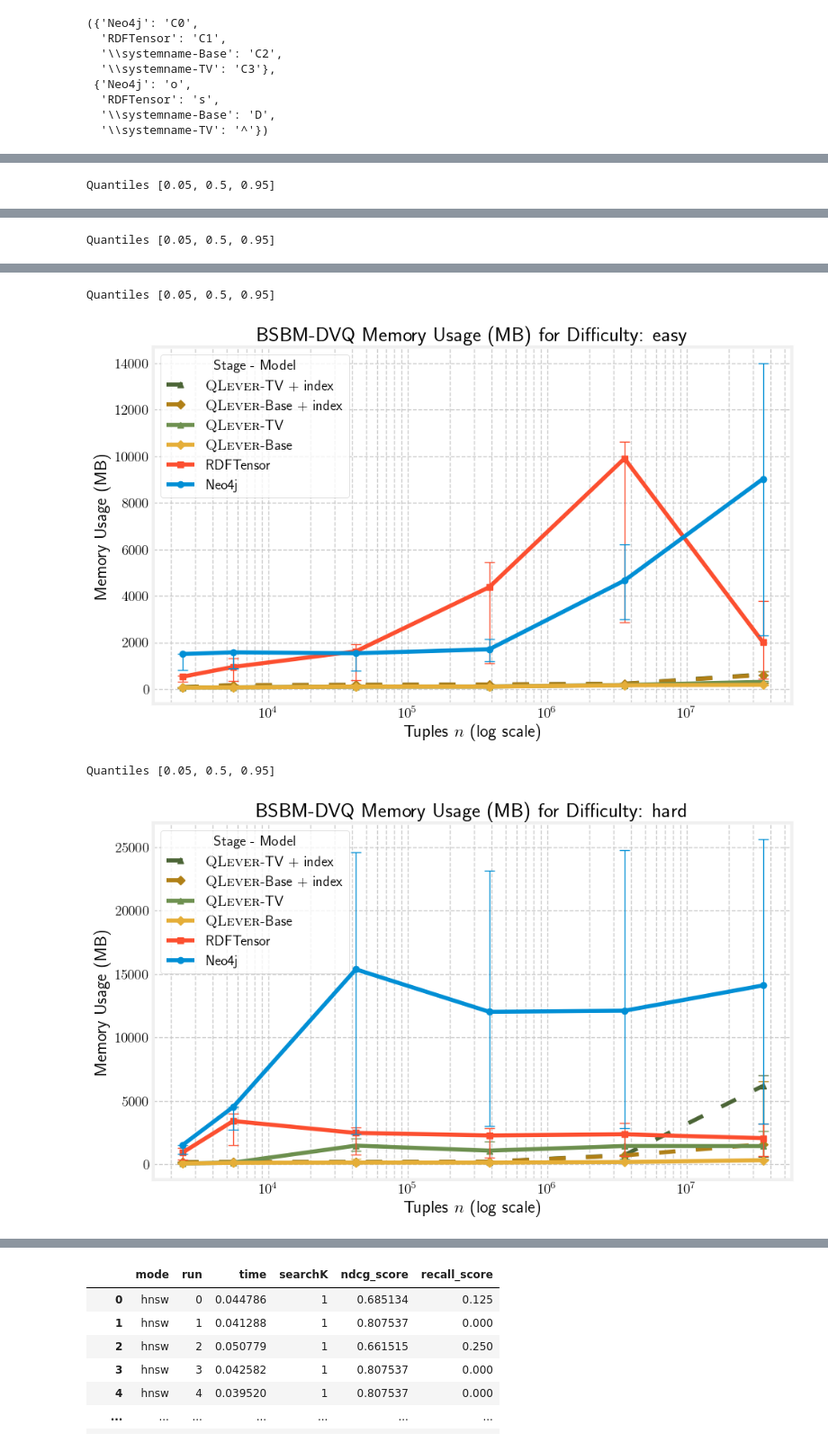
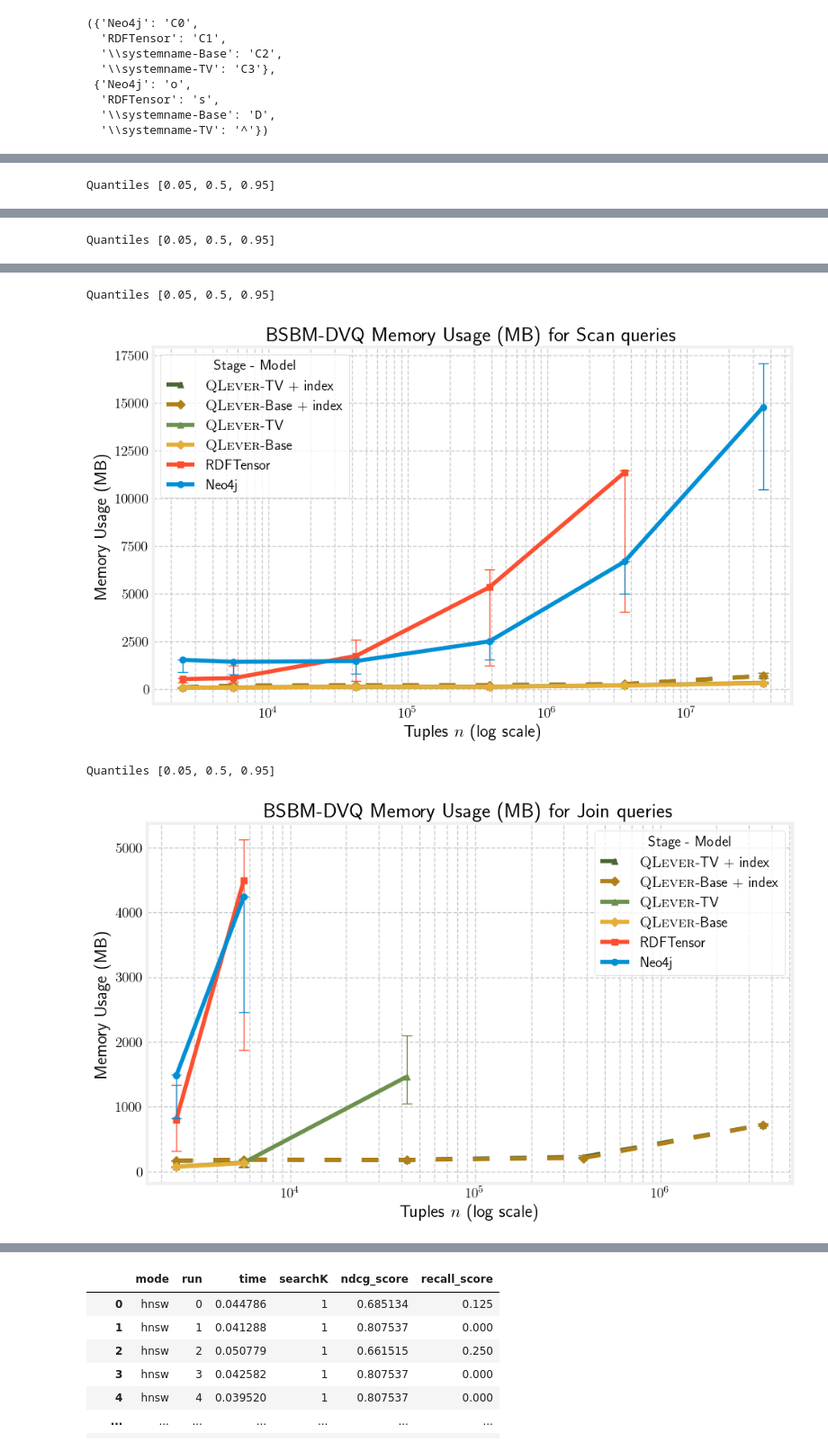
Before and after one commit to Dakantz/Dense-KG-Vector-DB, a Jupyter notebook: benchmarks/eval_timings.ipynb, the cells around one changed output, grey strips where cells are left out. Shown at 90% size. Drawn from its saved outputs; the diff is of its cells as text; code cells hidden in the pictures.

```diff
--- a/benchmarks/eval_timings.ipynb
+++ b/benchmarks/eval_timings.ipynb
@@ -192,0 +211,8 @@ timings_df.groupby(
+# %%
+stats_df_only_valid = stats_df[
+    stats_df.set_index(["difficulty", "size", "query_type", "engine"]).index
+    .isin(
+        timings_df.set_index(["difficulty", "size", "query_type", "engine"]).index
+    )
+]
+stats_df_only_valid.shape, stats_df.shape
@@ -911,7 +1058,7 @@ for fill_pdf in [False, True]:
         ax.set_yscale("log")
         ax.set_xlabel("Tuples $n$ (log scale)")
         ax.set_ylabel("Query Time $t$ (s) (log scale)")
-        ax.set_title(f"{modes.get(mode, mode)} Query Timings for Difficulty: {difficulty}")
+        ax.set_title(f"{modes.get(mode, mode)} Query Timings for {difficulty} queries")
         ax.set_ylim(bottom=1e-3)
         ax.legend()
         ax.grid(True, which="both", ls="--", color="lightgray", alpha=0.5)
@@ -969,8 +1116,8 @@ for fill_pdf in [False, True]:
                         },
                     }""",
             ],
-            axis_height="0.6\\linewidth",
-            axis_width="1\\linewidth",
+            axis_height="1.8\\linewidth",
+            axis_width="2.2\\linewidth",
         )
         # plt.savefig(overview_dir / f"{mode}_timings_{difficulty}{fill_str}.png")
         # plt.show()
@@ -1081,7 +1222,7 @@ for est_size in timings_df["estimated_size"].unique():
         tikzplotlib.save(
             boxplots_dir / f"{mode}_boxplot_{est_size}_{difficulty}.tex",
             extra_tikzpicture_parameters=[
-                f"scale={plot_scale*0.5}",
+                f"scale={plot_scale}",
                 """every axis/.style={
                     legend pos=south west,
                     legend style={
@@ -1099,8 +1240,8 @@ for est_size in timings_df["estimated_size"].unique():
                     },
                 }""",
             ],
-            axis_height="0.6\\linewidth",
-            axis_width="1\\linewidth",
+            axis_height="1.2\\linewidth",
+            axis_width="1.5\\linewidth",
         )
         plt.savefig(boxplots_dir / f"{mode}_boxplot_{est_size}_{difficulty}.png")
         plt.show()
@@ -1137,6 +1278,6 @@ stats_df
 # %%
-stats_df["cpu_percent"] = stats_df["cpu_percent"].astype(float)
-stats_df["mem_usage_mb"] = stats_df["mem_usage"].astype(float) / (1024 * 1024)  # in MiB
+stats_df_only_valid["cpu_percent"] = stats_df_only_valid["cpu_percent"].astype(float)
+stats_df_only_valid["mem_usage_mb"] = stats_df_only_valid["mem_usage"].astype(float) / (1024 * 1024)  # in MiB
 # %%
 # plot the stats for the same runs, e.g. number of triples scanned, number of candidates, etc.
 
@@ -1153,7 +1294,7 @@ for relevant_measure, ylabel in relevant_stats_map.items():
 
         plot_timings(
             ax,
-            stats_df,
+            stats_df_only_valid,
             engines,
             difficulty,
             relevant_measure=relevant_measure,
@@ -1163,7 +1304,7 @@ for relevant_measure, ylabel in relevant_stats_map.items():
         ax.set_xscale("log")
         ax.set_xlabel("Tuples $n$ (log scale)")
         ax.set_ylabel(ylabel)
-        ax.set_title(f" {modes[mode]} {ylabel} for Difficulty: {difficulty}")
+        ax.set_title(f" {modes[mode]} {ylabel} for {difficulty} queries")
         ax.legend()
         ax.grid(True, which="both", ls="--")
         if relevant_measure == "cpu_percent":
@@ -1217,8 +1358,8 @@ for relevant_measure, ylabel in relevant_stats_map.items():
                     },
                 }""",
             ],
-            axis_height="0.6\\linewidth",
-            axis_width="1\\linewidth",
+            axis_height="1.8\\linewidth",
+            axis_width="2.2\\linewidth",
         )
         plt.savefig(stat_dir / f"{mode}_{relevant_measure}_{difficulty}.png")
         plt.show()
@@ -1230,7 +1371,7 @@ Quantiles [0.05, 0.5, 0.95]
 Quantiles [0.05, 0.5, 0.95]
-[figure, old version]
+[figure, new version]
 Quantiles [0.05, 0.5, 0.95]
-[figure, old version]
+[figure, new version]
 # %%
 # plot the stats for the same runs, e.g. number of triples scanned, number of candidates, etc.
 
```
Also changed, not shown: parts of 27 cells of this notebook, 6 other files.
